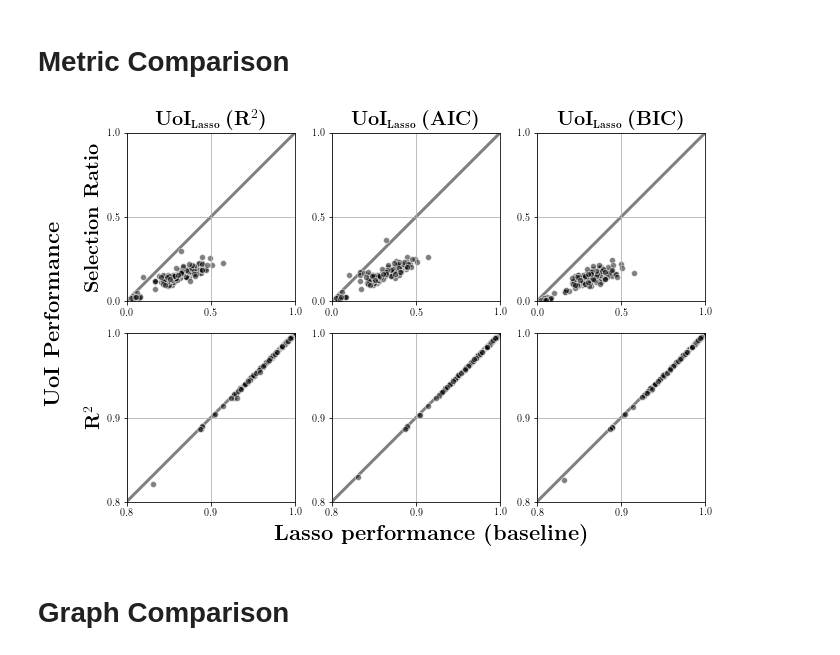
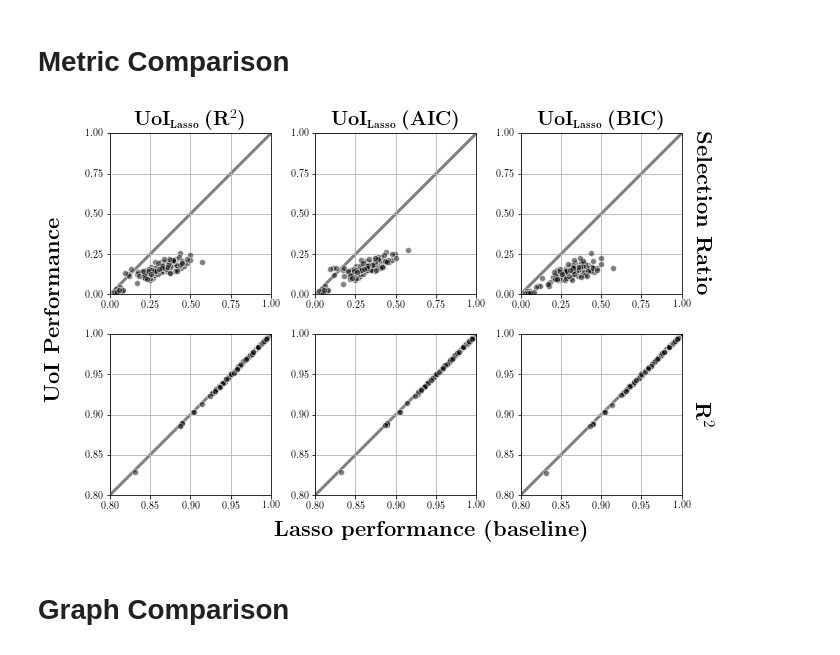
Before and after one commit to BouchardLab/neuroinference, a Jupyter notebook: notebooks/coupling/ecog_coupling_analysis.ipynb, the cells around one changed output. Saved outputs shown, nothing was run; the diff lists cells and outputs as text; code cells hidden in the pictures.

Commit message:
ecog coupling analysis extensions - ecog grid plot, metric summary

```diff
--- a/notebooks/coupling/ecog_coupling_analysis.ipynb
+++ b/notebooks/coupling/ecog_coupling_analysis.ipynb
@@ -19,3 +25,8 @@ grid_path = '/storage/data/ecog/grdid.mat'
 # %%
-fits_path = os.path.join(os.environ['HOME'],
-                         'fits/uoineuro/coupling/ecog/ecog_coupling.h5')
+coupling_fits_path = os.path.join(
+    os.environ['HOME'], 'fits/uoineuro/coupling/ecog/ecog_coupling.h5'
+)
+
+tuning_fits_path = os.path.join(
+    os.environ['HOME'], 'fits/uoineuro/tuning/ecog/ecog_tuning.h5'
+)
@@ -25,12 +33,20 @@ fits = h5py.File(fits_path, 'r')
+# %%
+coupling_fits = h5py.File(coupling_fits_path, 'r')
+tuning_fits = h5py.File(tuning_fits_path, 'r')
 # %%
-baseline = fits['lasso']
-algorithms = [fits['uoi_lasso_r2'], fits['uoi_lasso_aic'], fits['uoi_lasso_bic']]
+baseline = coupling_fits['lasso']
+algorithms = [coupling_fits['uoi_lasso_r2'],
+              coupling_fits['uoi_lasso_aic'],
+              coupling_fits['uoi_lasso_bic']]
+# %%
+dead_electrodes = [0, 19, 21]
 # %% [markdown]
 # Metric Comparison
 # %%
 fig, axes = plot_metric_summary(baseline_group=baseline,
                                 fits_groups=algorithms,
-                                metrics=['selection_ratio', 'r2'])
+                                metrics=['selection_ratio', 'r2s_test'],
+                                omit_idxs=dead_electrodes)
 
 # additional customizations
 
@@ -44,8 +60,8 @@ for idx in range(3):
             linewidth=3,
             zorder=-1)
     ax.set_aspect('equal')
-    ax.set_xticks([0, 0.5, 1])
-    ax.set_yticks([0, 0.5, 1])
+    ax.set_xticks([0, 0.25, 0.5, 0.75, 1])
+    ax.set_yticks([0, 0.25, 0.5, 0.75, 1])
     ax.grid('on')
 
 # second row: r2
@@ -58,41 +74,55 @@ for idx in range(3):
             linewidth=3,
             zorder=-1)
     ax.set_aspect('equal')
-    ax.set_xticks([0.8, 0.9, 1])
-    ax.set_yticks([0.8, 0.9, 1])
+    ax.set_xticks([0.8, 0.85, 0.9, 0.95, 1])
+    ax.set_yticks([0.8, 0.85, 0.9, 0.95, 1])
     ax.grid('on')
 
 for ax in axes.ravel():
+    ax.set_axisbelow(True)
     ax.tick_params(labelsize=10)
 
-axes[0, 0].set_ylabel(r'\textbf{Selection Ratio}', fontsize=20)
-axes[1, 0].set_ylabel(r'$\mathbf{R}^2$', fontsize=20)
+# metric labels
+axes[0, -1].set_ylabel(
+    r'\textbf{Selection Ratio}',
+    fontsize=22,
+    labelpad=30,
+    rotation=270)
+axes[1, -1].set_ylabel(
+    r'$\mathbf{R}^2$',
+    fontsize=22,
+    labelpad=30,
+    rotation=270)
+axes[0, -1].yaxis.set_label_position('right')
+axes[1, -1].yaxis.set_label_position('right')
 
+# uoi approach labels
 axes[0, 0].set_title(r'\textbf{UoI}$_{\normalsize\textbf{Lasso}}$ \textbf{(}$\mathbf{R}^2$\textbf{)}',
                      fontsize=20)
 axes[0, 1].set_title(r'\textbf{UoI}$_{\normalsize\textbf{Lasso}}$ \textbf{(AIC)}',
                      fontsize=20)
 axes[0, 2].set_title(r'\textbf{UoI}$_{\normalsize\textbf{Lasso}}$ \textbf{(BIC)}',
                      fontsize=20)
+
 fig.text(
     x=0.55, y=-0.01,
     s=r'\textbf{Lasso performance (baseline)}',
     fontsize=22,
     horizontalalignment='center',
     verticalalignment='center')
 
 fig.text(
     x=-0.03, y=0.5,
     s=r'\textbf{UoI Performance}',
     fontsize=22,
     rotation=90,
     horizontalalignment='center',
     verticalalignment='center')
 
 plt.tight_layout()
 
-# plt.savefig('ecog_coupling_metric_summary.pdf', bbox_inches='tight')
+plt.savefig('ecog_coupling_metric_summary.pdf', bbox_inches='tight')
 # %% [output]
-[figure, old version]
+[figure, new version]
 # %% [markdown]
 # Graph Comparison
```
Also changed, not shown: parts of 19 cells of this notebook, 1 other file.
